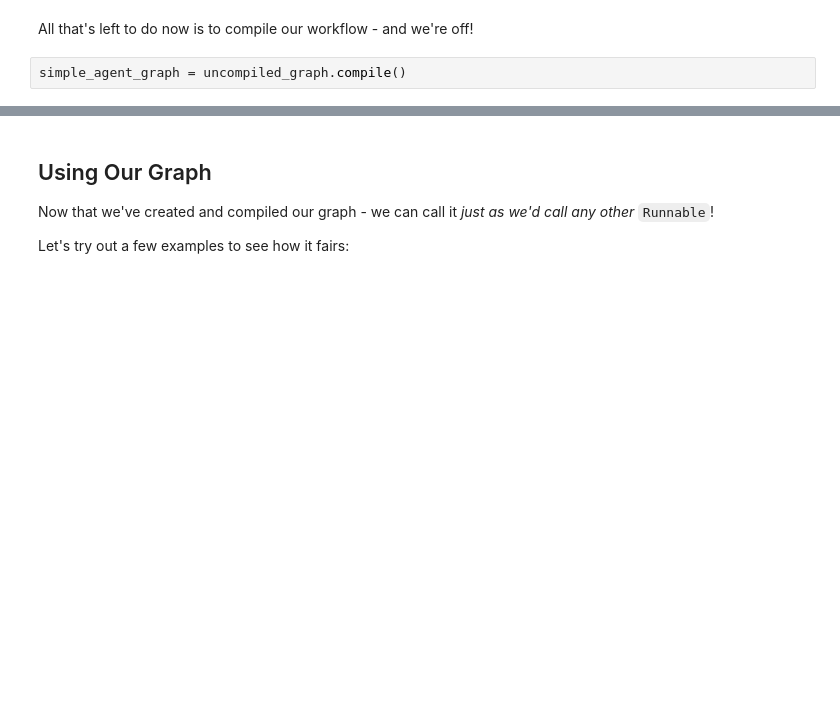
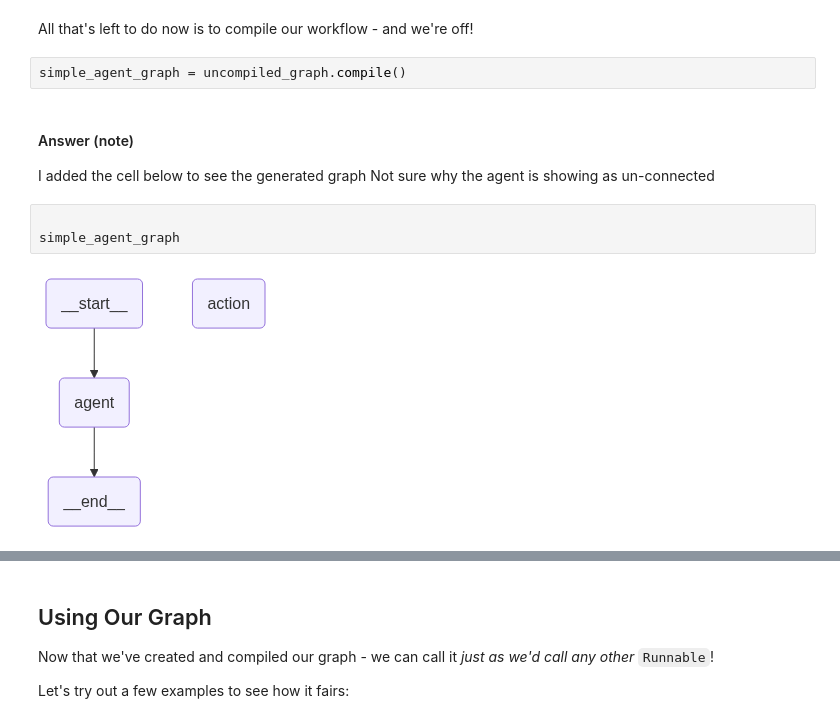
Before and after one commit to BQ31X/AIE7homework, a Jupyter notebook: 05_Our_First_Agent_with_LangGraph/Introduction_to_LangGraph_for_Agents_Assignment_Version.ipynb, the cells around one changed output, grey strips where cells are left out. Cells and saved outputs as stored; diff of their text form; blank space fills up the shorter version.

Commit message:
checkpoint to save answers so far

```diff
--- a/05_Our_First_Agent_with_LangGraph/Introduction_to_LangGraph_for_Agents_Assignment_Version.ipynb
+++ b/05_Our_First_Agent_with_LangGraph/Introduction_to_LangGraph_for_Agents_Assignment_Version.ipynb
@@ -256,6 +274,15 @@ Let's look at the final visualization.
 All that's left to do now is to compile our workflow - and we're off!
 # %%
 simple_agent_graph = uncompiled_graph.compile()
+# %% [markdown]
+#### Answer (note)
+I added the cell below to see the generated graph
+Not sure why the agent is showing as un-connected
+# %%
+
+simple_agent_graph
+# %% [output]
+[figure, added]
 # %% [markdown]
 #### ❓ Question #2:
 
```
Also changed, not shown: parts of 23 cells of this notebook.
